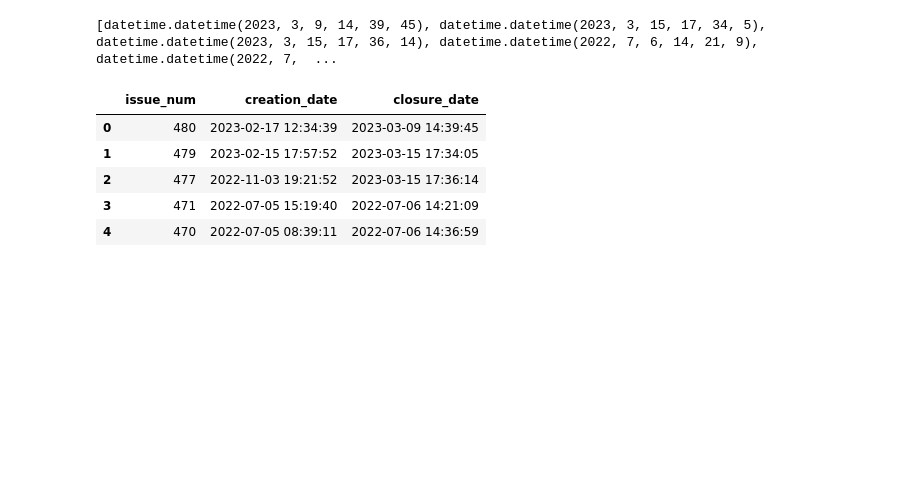
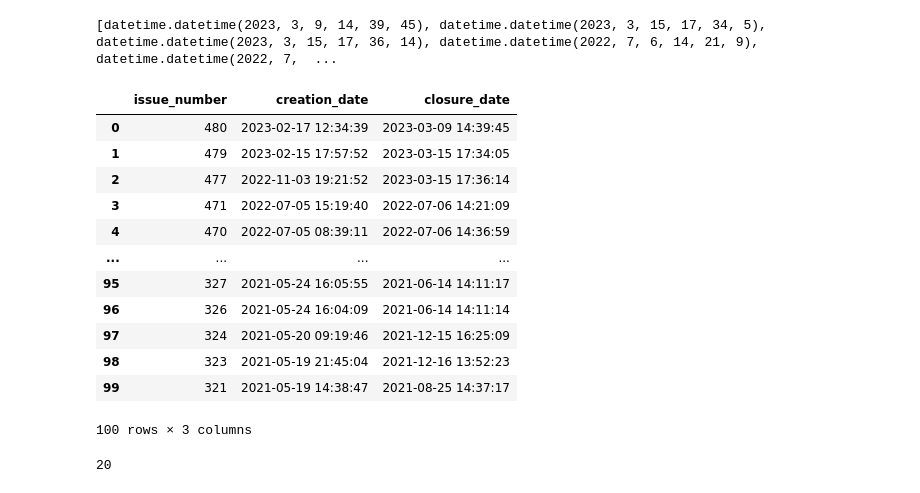
Before and after one commit to FlicAnderson/RSE-personas, a Jupyter notebook: code/github/notebooks/github.ipynb, the cells around one changed output. Drawn from its saved outputs; the diff is of its cells as text; code cells hidden in the pictures; blank space fills up the shorter version.

Commit message:
add functions to calculate mean close time for sample of repo issues; plans and notes for future code

```diff
--- a/code/github/notebooks/github.ipynb
+++ b/code/github/notebooks/github.ipynb
@@ -416,3 +460,13 @@ calc_issue_closure_days(repo_con, 470)
 1
 # %%
 calc_issue_closure_days(repo_con, 42) # returns nothing, as this is still open.
+# %%
+# GET FIRST 100 CLOSED ISSUE NUMBERS
+
+closed_issue_nums = []
+
+for issue in repo_con.get_issues(state='closed')[:100]:
+    closed_issue_nums.append(issue.number)
+
+len(closed_issue_nums) # 100
+print(closed_issue_nums)
@@ -418,0 +475,10 @@ calc_issue_closure_days(repo_con, 42) # returns nothing, as this is still open.
+# %%
+# CALC FIRST 100 CLOSED ISSUE TIMES IN DAYS
+
+closed_issue_closetimes = []
+
+for issue in repo_con.get_issues(state='closed')[:100]:
+    closed_issue_closetimes.append( calc_issue_closure_days(repo_con, issue_number = issue.number ))
+
+len(closed_issue_closetimes) # 100
+print(closed_issue_closetimes)
@@ -419,40 +487,47 @@ calc_issue_closure_days(repo_con, 42) # returns nothing, as this is still open.
 # %%
-# GET FIRST FIVE CLOSED ISSUE CREATION DATES
+# GET FIRST 100 CLOSED ISSUE CREATION DATES
 
 
 closed_issue_created_at = []
 
-for issue in repo_con.get_issues(state='closed')[:5]:
+for issue in repo_con.get_issues(state='closed')[:100]:
     closed_issue_created_at.append( issue.created_at )
 
-#len(closed_issue_created_at) # 5
+#len(closed_issue_created_at) # 100
 print(closed_issue_created_at)
 # %% [output]
 [datetime.datetime(2023, 2, 17, 12, 34, 39), datetime.datetime(2023, 2, 15, 17, 57, 52), datetime.datetime(2022, 11, 3, 19, 21, 52), datetime.datetime(2022, 7, 5, 15, 19, 40), datetime.datetime(2022,  ...
 # %%
-# GET FIRST FIVE CLOSED ISSUE CLOSURE DATES
+# GET FIRST 100 CLOSED ISSUE CLOSURE DATES
 
 
 closed_issue_closed_at = []
 
-for issue in repo_con.get_issues(state='closed')[:5]:
+for issue in repo_con.get_issues(state='closed')[:100]:
     closed_issue_closed_at.append( issue.closed_at )
 
-#len(closed_issue_closed_at) # 5
+#len(closed_issue_closed_at) # 100
 print(closed_issue_closed_at)
 # %% [output]
 [datetime.datetime(2023, 3, 9, 14, 39, 45), datetime.datetime(2023, 3, 15, 17, 34, 5), datetime.datetime(2023, 3, 15, 17, 36, 14), datetime.datetime(2022, 7, 6, 14, 21, 9), datetime.datetime(2022, 7,  ...
 # %%
-closed_issue_cols = {'issue_num' : closed_issue_nums, 'creation_date' : closed_issue_created_at, 'closure_date' : closed_issue_closed_at}
+closed_issue_cols = {'issue_number': closed_issue_nums, 'creation_date' : closed_issue_created_at, 'closure_date' : closed_issue_closed_at}
 
-closed_issue_df = pd.DataFrame(issue_cols)
+closed_issue_df = pd.DataFrame(closed_issue_cols)
 
 closed_issue_df
 # %% [output]
-|  | issue_num | creation_date | closure_date |
+|  | issue_number | creation_date | closure_date |
 | 0 | 480 | 2023-02-17 12:34:39 | 2023-03-09 14:39:45 |
 | 1 | 479 | 2023-02-15 17:57:52 | 2023-03-15 17:34:05 |
 | 2 | 477 | 2022-11-03 19:21:52 | 2023-03-15 17:36:14 |
 | 3 | 471 | 2022-07-05 15:19:40 | 2022-07-06 14:21:09 |
 | 4 | 470 | 2022-07-05 08:39:11 | 2022-07-06 14:36:59 |
+| ... | ... | ... | ... |
+| 95 | 327 | 2021-05-24 16:05:55 | 2021-06-14 14:11:17 |
+| 96 | 326 | 2021-05-24 16:04:09 | 2021-06-14 14:11:14 |
+| 97 | 324 | 2021-05-20 09:19:46 | 2021-12-15 16:25:09 |
+| 98 | 323 | 2021-05-19 21:45:04 | 2021-12-16 13:52:23 |
+| 99 | 321 | 2021-05-19 14:38:47 | 2021-08-25 14:37:17 |
+100 rows × 3 columns
 # %%
@@ -459,5 +537,9 @@ closed_issue_df
 def time_diff (closed_at, created_at):
     time_diff = closed_at - created_at
     return time_diff.days
+# %%
+time_diff(closed_issue_df.closure_date[0], closed_issue_df.creation_date[0])  # test simple time_diff function
+# %% [output]
+20
 # %%
 # calculate close time from DF rather than in loop.
```
Also changed, not shown: parts of 21 cells of this notebook.
